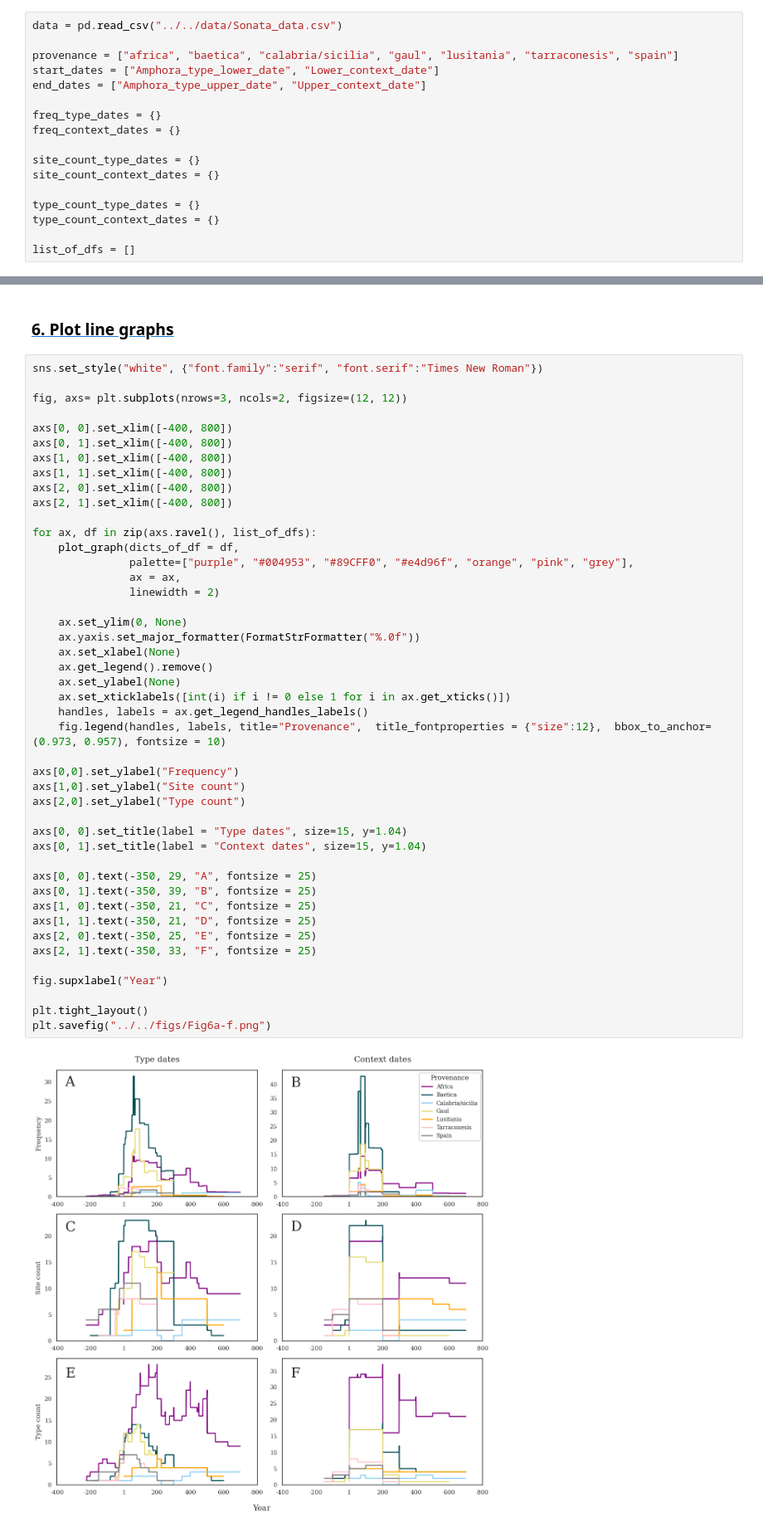
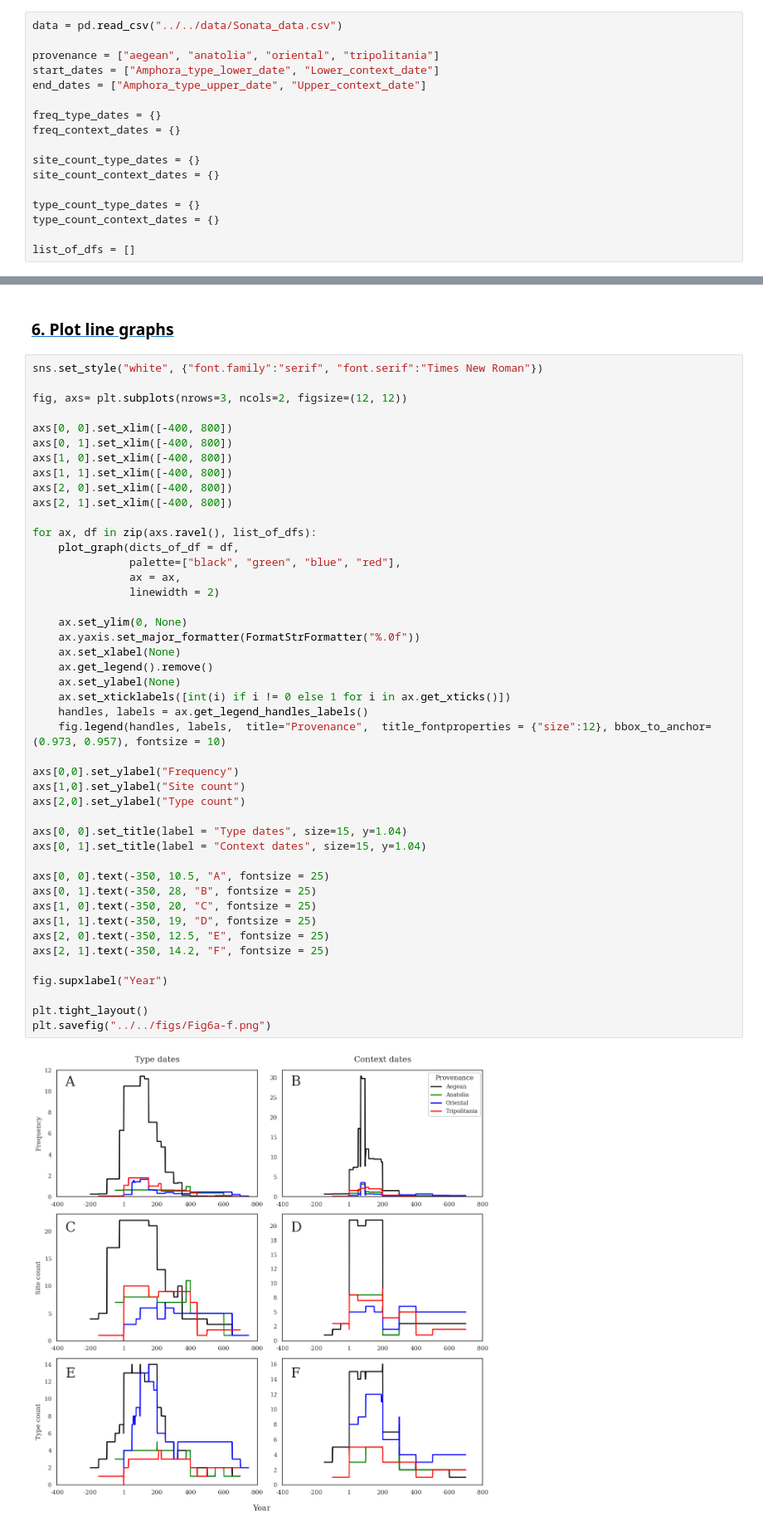
Before and after one commit to Tom-Brughmans/Sonata, a Jupyter notebook: src/application/Figs6a-f.ipynb, the cells around one changed output, grey strips where cells are left out. Shown at 83% size. Drawn from its saved outputs; the diff is of its cells as text.

```diff
--- a/src/application/Figs6a-f.ipynb
+++ b/src/application/Figs6a-f.ipynb
@@ -23,7 +23,7 @@ from plot import plot_graph
 # %%
 data = pd.read_csv("../../data/Sonata_data.csv")
 
-provenance = ["africa", "baetica", "calabria/sicilia", "gaul", "lusitania", "tarraconesis", "spain"]
+provenance = ["aegean", "anatolia", "oriental", "tripolitania"]
 start_dates = ["Amphora_type_lower_date", "Lower_context_date"]
 end_dates = ["Amphora_type_upper_date", "Upper_context_date"]
 
@@ -124,39 +124,39 @@ axs[1, 0].set_xlim([-400, 800])
 axs[1, 1].set_xlim([-400, 800])
 axs[2, 0].set_xlim([-400, 800])
 axs[2, 1].set_xlim([-400, 800])
 
 for ax, df in zip(axs.ravel(), list_of_dfs):
     plot_graph(dicts_of_df = df,
-               palette=["purple", "#004953", "#89CFF0", "#e4d96f", "orange", "pink", "grey"],
+               palette=["black", "green", "blue", "red"],
                ax = ax,
                linewidth = 2)
 
     ax.set_ylim(0, None)
     ax.yaxis.set_major_formatter(FormatStrFormatter("%.0f"))
     ax.set_xlabel(None)
     ax.get_legend().remove()
     ax.set_ylabel(None)
     ax.set_xticklabels([int(i) if i != 0 else 1 for i in ax.get_xticks()])
     handles, labels = ax.get_legend_handles_labels()
-    fig.legend(handles, labels, title="Provenance",  title_fontproperties = {"size":12},  bbox_to_anchor=(0.973, 0.957), fontsize = 10)
+    fig.legend(handles, labels,  title="Provenance",  title_fontproperties = {"size":12}, bbox_to_anchor=(0.973, 0.957), fontsize = 10)
 
 axs[0,0].set_ylabel("Frequency")
 axs[1,0].set_ylabel("Site count")
 axs[2,0].set_ylabel("Type count")
 
 axs[0, 0].set_title(label = "Type dates", size=15, y=1.04)
 axs[0, 1].set_title(label = "Context dates", size=15, y=1.04)
 
-axs[0, 0].text(-350, 29, "A", fontsize = 25)
-axs[0, 1].text(-350, 39, "B", fontsize = 25)
-axs[1, 0].text(-350, 21, "C", fontsize = 25)
-axs[1, 1].text(-350, 21, "D", fontsize = 25)
-axs[2, 0].text(-350, 25, "E", fontsize = 25)
-axs[2, 1].text(-350, 33, "F", fontsize = 25)
+axs[0, 0].text(-350, 10.5, "A", fontsize = 25)
+axs[0, 1].text(-350, 28, "B", fontsize = 25)
+axs[1, 0].text(-350, 20, "C", fontsize = 25)
+axs[1, 1].text(-350, 19, "D", fontsize = 25)
+axs[2, 0].text(-350, 12.5, "E", fontsize = 25)
+axs[2, 1].text(-350, 14.2, "F", fontsize = 25)
 
 fig.supxlabel("Year")
 
 plt.tight_layout()
 plt.savefig("../../figs/Fig6a-f.png")
 # %% [output]
-[figure, old version]
+[figure, new version]
```
Also changed, not shown: 52 other files.
